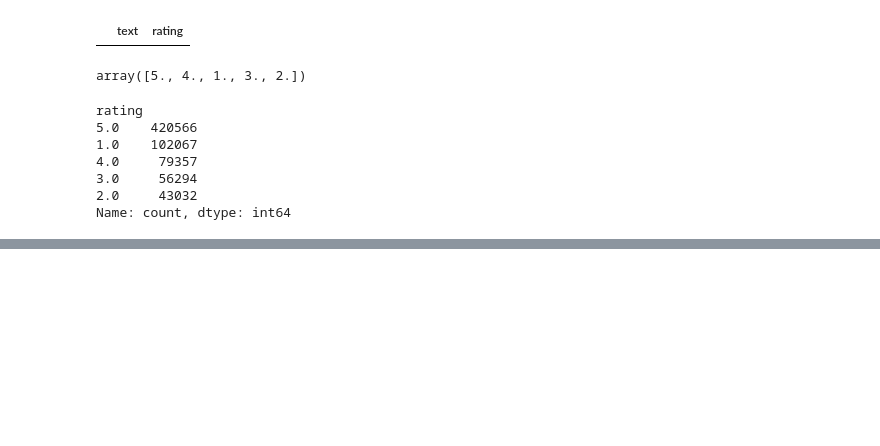
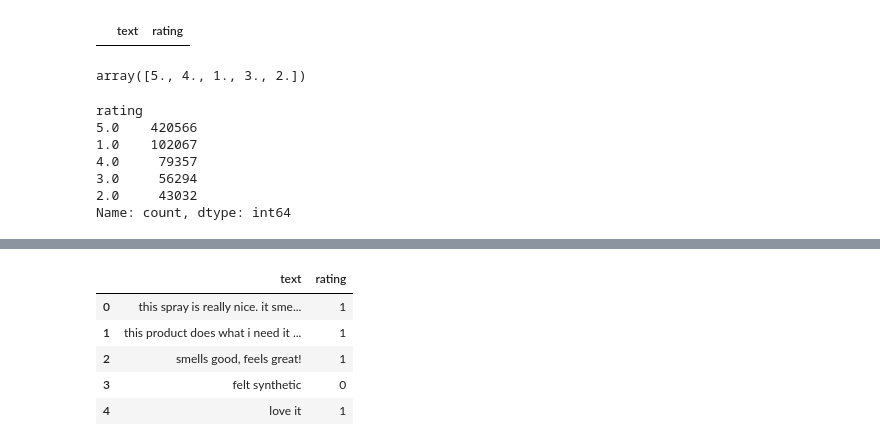
Before and after one commit to diegoagd10/machine-learning-knoweldge-base, a Jupyter notebook: practice/nlp/2 - vectorization/sentiment_analysis.ipynb, the cells around one changed output, grey strips where cells are left out. Saved outputs shown, nothing was run; the diff lists cells and outputs as text; code cells hidden in the pictures; blank space fills up the shorter version.

```diff
--- a/practice/nlp/2 - vectorization/sentiment_analysis.ipynb
+++ b/practice/nlp/2 - vectorization/sentiment_analysis.ipynb
@@ -85,0 +124,13 @@ Imbalance dataset :(
+# %%
+## Preprocessing
+### 1. Lower all the cases
+data['text'] = data['text'].str.lower()
+# %%
+data.head()
+# %% [output]
+|  | text | rating |
+| 0 | this spray is really nice. it sme... | 1 |
+| 1 | this product does what i need it ... | 1 |
+| 2 | smells good, feels great! | 1 |
+| 3 | felt synthetic | 0 |
+| 4 | love it | 1 |
```
Also changed, not shown: parts of 23 cells of this notebook.
